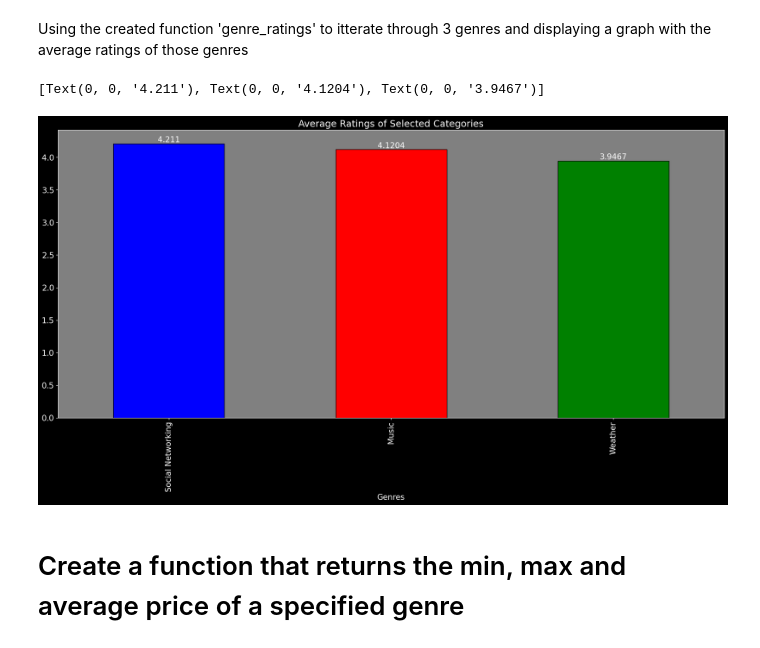
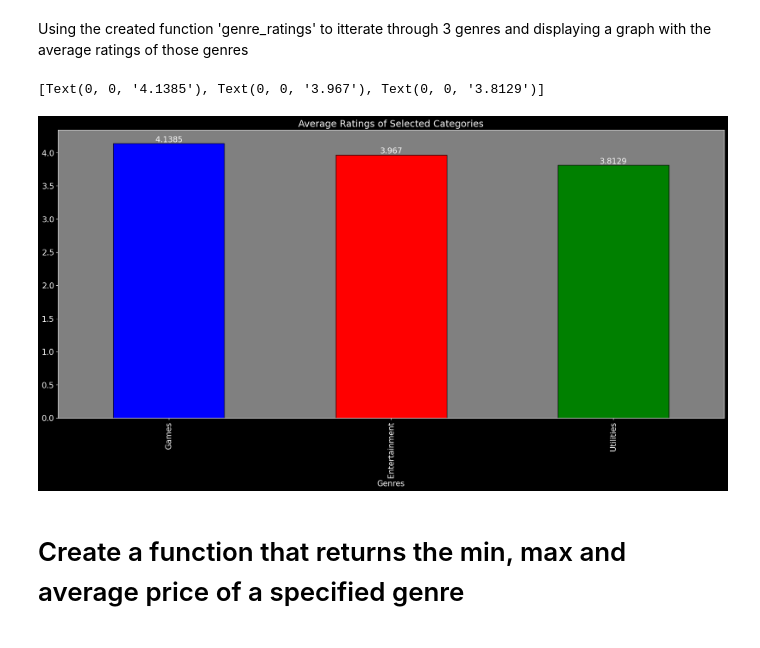
Before and after one commit to DylanMH/AppleAppDataAnalysis, a Jupyter notebook: pythoncode.ipynb, the cells around one changed output. Cells and saved outputs as stored; diff of their text form; code cells hidden in the pictures.

```diff
--- a/pythoncode.ipynb
+++ b/pythoncode.ipynb
@@ -149,32 +149,32 @@ array(['Reference', 'Book', 'News', 'Games', 'Lifestyle', 'Education',
 Using the created function 'genre_ratings' to itterate through 3 genres and displaying a graph with the average ratings of those genres
 # %%
 # Call my funciton with 3 genres (you can put any genre thats in the data set)
-genre_ratings('Social Networking', 'Music', 'Weather')
+genre_ratings('Games', 'Entertainment', 'Utilities')
 
 # Putting the data found in the function into dictionary
 genre_dic = {'Genres': [inp1, inp2, inp3],
                 'Average Ratings':[average_for_lists(genre1_list), average_for_lists(genre2_list), average_for_lists(genre3_list)]}
 
 # Creating a dataframe from the dictionary
 genre_df = pd.DataFrame(genre_dic)
 # Styling the graph a little
 matplotlib.style.use('dark_background')
 matplotlib.rcParams['font.size'] = 15
 
 # Creates a bar graph using the information from the DataFrame
 genre_graph = genre_df.plot(figsize = (23, 10),
             kind = 'bar',
             title = 'Average Ratings of Selected Categories',
             legend = False,
             x = 'Genres',
             y = 'Average Ratings',
             color = ['blue', 'red', 'green'],
             edgecolor = 'black')
 genre_graph.set_facecolor('gray')
 genre_graph.bar_label(genre_graph.containers[0])# Graph labels to display the actual average of the genre
 # %% [output]
-[Text(0, 0, '4.211'), Text(0, 0, '4.1204'), Text(0, 0, '3.9467')]
+[Text(0, 0, '4.1385'), Text(0, 0, '3.967'), Text(0, 0, '3.8129')]
-[figure, old version]
+[figure, new version]
 # %% [markdown]
 # Create a function that returns the min, max and average price of a specified genre
 # %%
```
Also changed, not shown: parts of 2 cells of this notebook.
